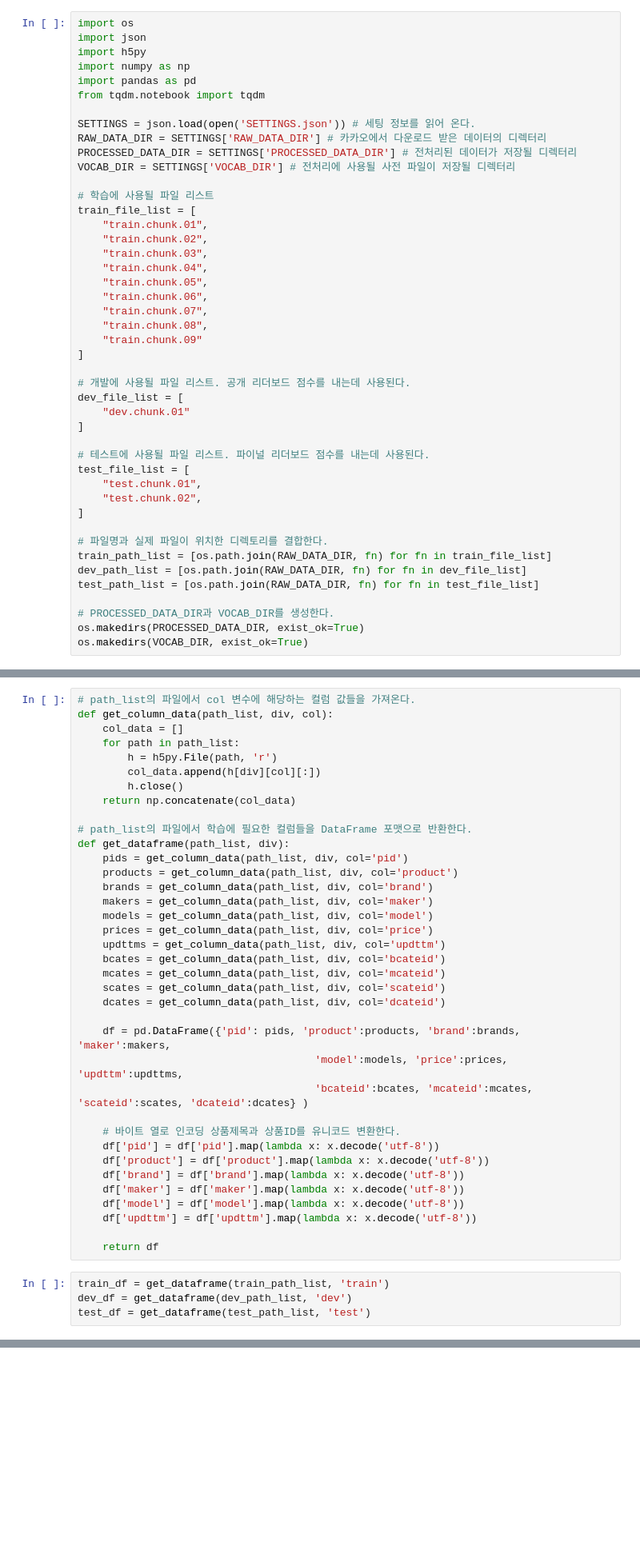
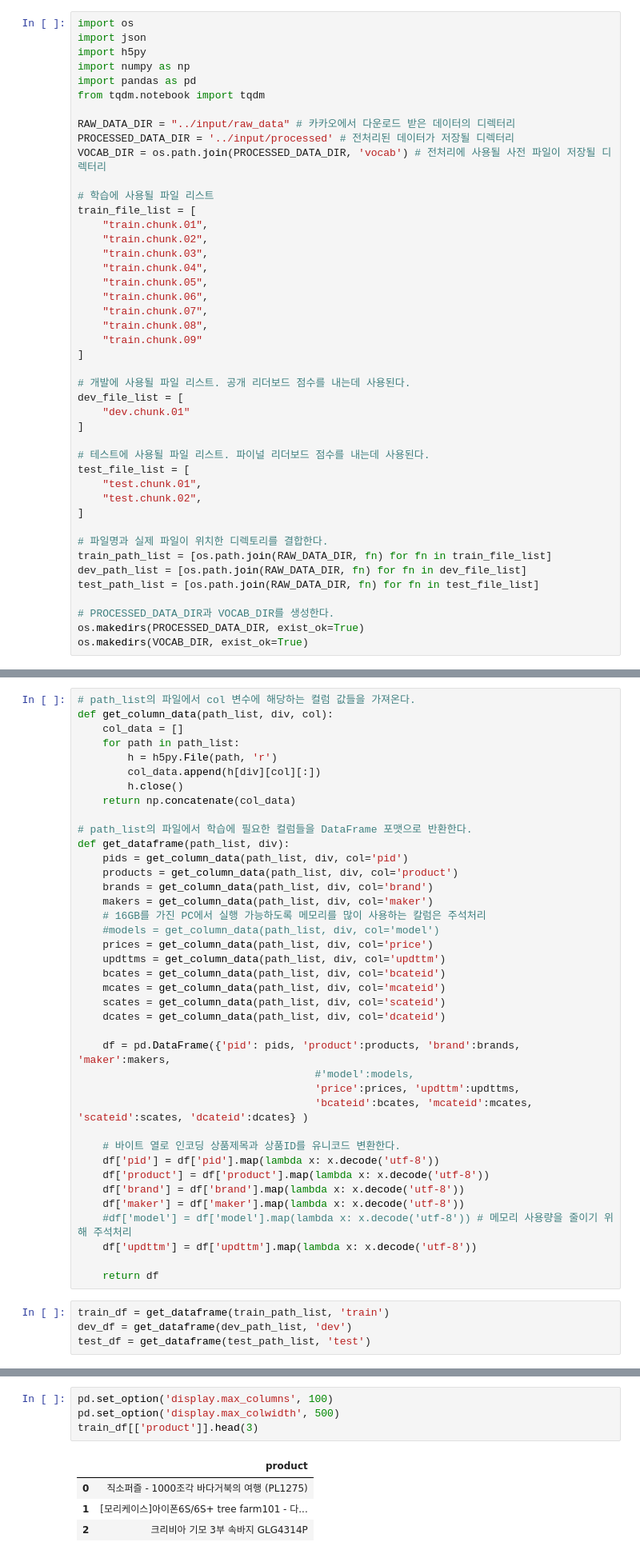
Before and after one commit to lime-robot/categories-prediction, a Jupyter notebook: code/preprocess.ipynb, the cells around one changed output, grey strips where cells are left out. Shown: that part at 80% size. Drawn from its saved outputs; the diff is of its cells as text; blank space fills up the shorter version.

```diff
--- a/code/preprocess.ipynb
+++ b/code/preprocess.ipynb
@@ -8,10 +8,9 @@ import numpy as np
 import pandas as pd
 from tqdm.notebook import tqdm
 
-SETTINGS = json.load(open('SETTINGS.json')) # 세팅 정보를 읽어 온다.
-RAW_DATA_DIR = SETTINGS['RAW_DATA_DIR'] # 카카오에서 다운로드 받은 데이터의 디렉터리
-PROCESSED_DATA_DIR = SETTINGS['PROCESSED_DATA_DIR'] # 전처리된 데이터가 저장될 디렉터리
-VOCAB_DIR = SETTINGS['VOCAB_DIR'] # 전처리에 사용될 사전 파일이 저장될 디렉터리
+RAW_DATA_DIR = "../input/raw_data" # 카카오에서 다운로드 받은 데이터의 디렉터리
+PROCESSED_DATA_DIR = '../input/processed' # 전처리된 데이터가 저장될 디렉터리
+VOCAB_DIR = os.path.join(PROCESSED_DATA_DIR, 'vocab') # 전처리에 사용될 사전 파일이 저장될 디렉터리
 
 # 학습에 사용될 파일 리스트
 train_file_list = [
@@ -63,7 +62,8 @@ def get_dataframe(path_list, div):
     products = get_column_data(path_list, div, col='product')
     brands = get_column_data(path_list, div, col='brand')
     makers = get_column_data(path_list, div, col='maker')
-    models = get_column_data(path_list, div, col='model')
+    # 16GB를 가진 PC에서 실행 가능하도록 메모리를 많이 사용하는 칼럼은 주석처리
+    #models = get_column_data(path_list, div, col='model')
     prices = get_column_data(path_list, div, col='price')
     updttms = get_column_data(path_list, div, col='updttm')
     bcates = get_column_data(path_list, div, col='bcateid')
@@ -72,7 +72,8 @@ def get_dataframe(path_list, div):
     dcates = get_column_data(path_list, div, col='dcateid')
 
     df = pd.DataFrame({'pid': pids, 'product':products, 'brand':brands, 'maker':makers,
-                                      'model':models, 'price':prices, 'updttm':updttms,
+                                      #'model':models,
+                                      'price':prices, 'updttm':updttms,
                                       'bcateid':bcates, 'mcateid':mcates, 'scateid':scates, 'dcateid':dcates} )
 
     # 바이트 열로 인코딩 상품제목과 상품ID를 유니코드 변환한다.
@@ -80,7 +81,7 @@ def get_dataframe(path_list, div):
     df['product'] = df['product'].map(lambda x: x.decode('utf-8'))
     df['brand'] = df['brand'].map(lambda x: x.decode('utf-8'))
     df['maker'] = df['maker'].map(lambda x: x.decode('utf-8'))
-    df['model'] = df['model'].map(lambda x: x.decode('utf-8'))
+    #df['model'] = df['model'].map(lambda x: x.decode('utf-8')) # 메모리 사용량을 줄이기 위해 주석처리
     df['updttm'] = df['updttm'].map(lambda x: x.decode('utf-8'))
 
     return df
@@ -100,3 +92,12 @@ train_df.head(5)
+# %%
+pd.set_option('display.max_columns', 100)
+pd.set_option('display.max_colwidth', 500)
+train_df[['product']].head(3)
+# %% [output]
+|  | product |
+| 0 | 직소퍼즐 - 1000조각 바다거북의 여행 (PL1275) |
+| 1 | [모리케이스]아이폰6S/6S+ tree farm101 - 다... |
+| 2 | 크리비아 기모 3부 속바지 GLG4314P |
 # %% [markdown]
 # 학습에 불필요한 컬럼 제거
 # %%
```
Also changed, not shown: parts of 5 cells of this notebook, 1 other file.
